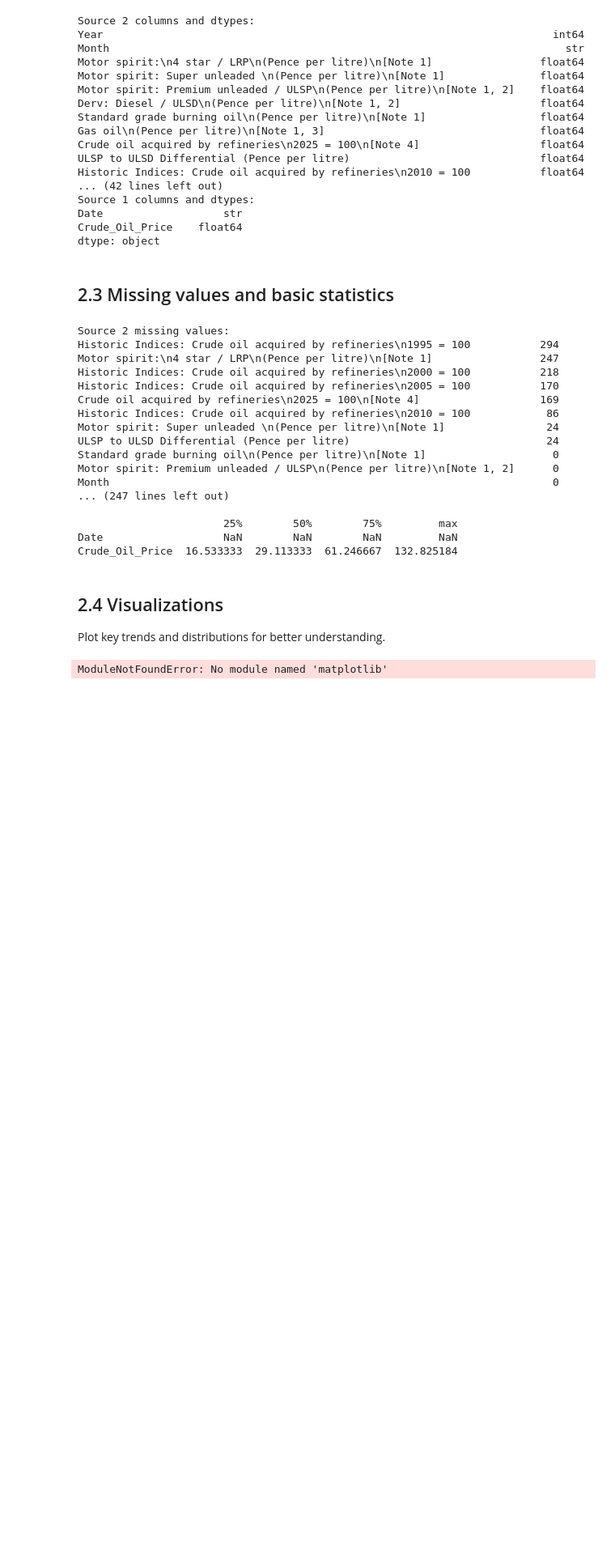
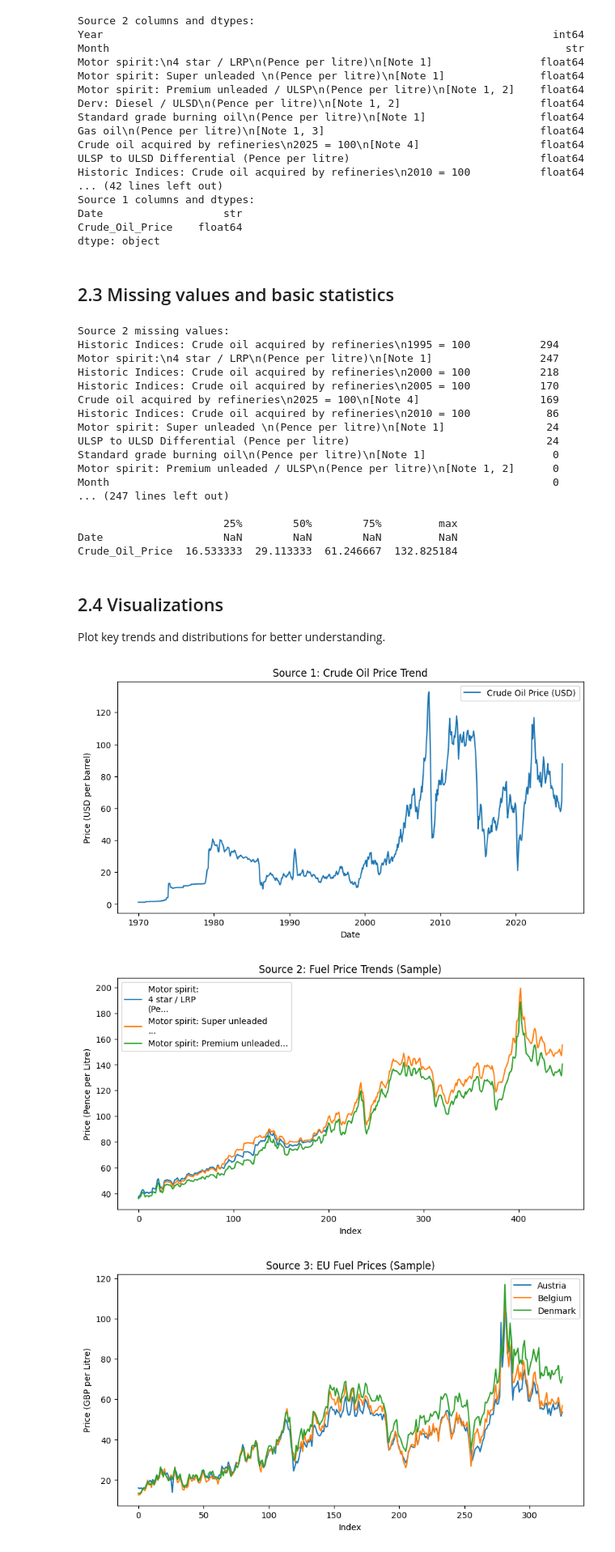
Before and after one commit to okgrover/fuel-data-platform, a Jupyter notebook: pipelines/02_exploration_eda.ipynb, the cells around one changed output. Shown at 81% size. Drawn from its saved outputs; the diff is of its cells as text; code cells hidden in the pictures; blank space fills up the shorter version.

```diff
--- a/pipelines/02_exploration_eda.ipynb
+++ b/pipelines/02_exploration_eda.ipynb
@@ -121,33 +121,35 @@ import matplotlib.pyplot as plt
 
 # Source 1: Crude oil price over time
 plt.figure(figsize=(10, 5))
 plt.plot(pd.to_datetime(source1['Date']), source1['Crude_Oil_Price'], label='Crude Oil Price (USD)')
 plt.title('Source 1: Crude Oil Price Trend')
 plt.xlabel('Date')
 plt.ylabel('Price (USD per barrel)')
 plt.legend()
 plt.show()
 
 # Source 2: Sample fuel prices (first few columns)
 price_cols = [col for col in source2.columns if 'Pence' in col][:3]  # First 3 price columns
 plt.figure(figsize=(10, 5))
 for col in price_cols:
     plt.plot(source2.index, pd.to_numeric(source2[col], errors='coerce'), label=col[:30] + '...')
 plt.title('Source 2: Fuel Price Trends (Sample)')
 plt.xlabel('Index')
-plt.ylabel('Price (Pence per litre)')
+plt.ylabel('Price (Pence per Litre)')
 plt.legend()
 plt.show()
 
 # Source 3: Similar, but since it's EU prices, plot a few countries
 eu_cols = [col for col in source3.columns if col not in ['Year', 'Month', 'Day in month of price snapshot']][:3]
 plt.figure(figsize=(10, 5))
 for col in eu_cols:
     plt.plot(source3.index, pd.to_numeric(source3[col], errors='coerce'), label=col)
 plt.title('Source 3: EU Fuel Prices (Sample)')
 plt.xlabel('Index')
-plt.ylabel('Price (GBP per litre)')
+plt.ylabel('Price (GBP per Litre)')
 plt.legend()
 plt.show()
 # %% [output]
-ModuleNotFoundError: No module named 'matplotlib'
+[figure, added]
+[figure, added]
+[figure, added]
```
Also changed, not shown: 33 other files.
